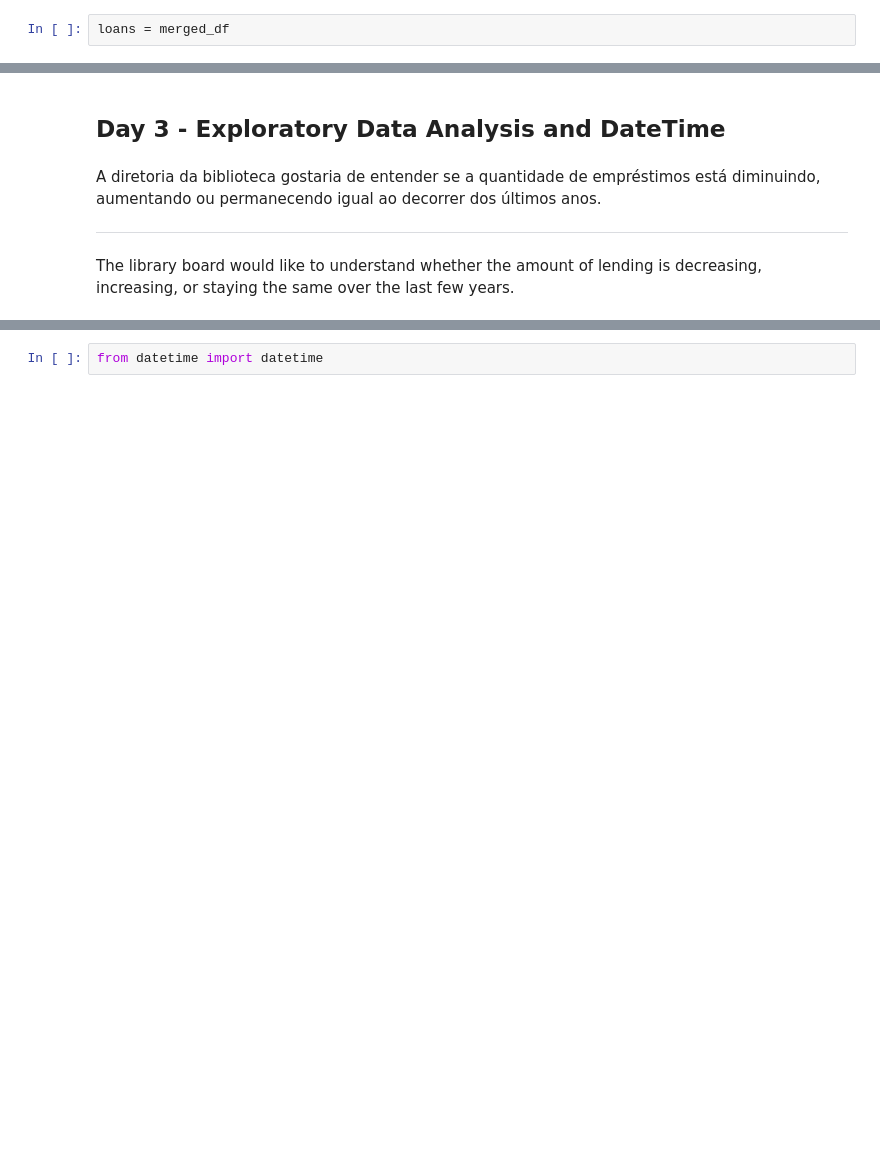
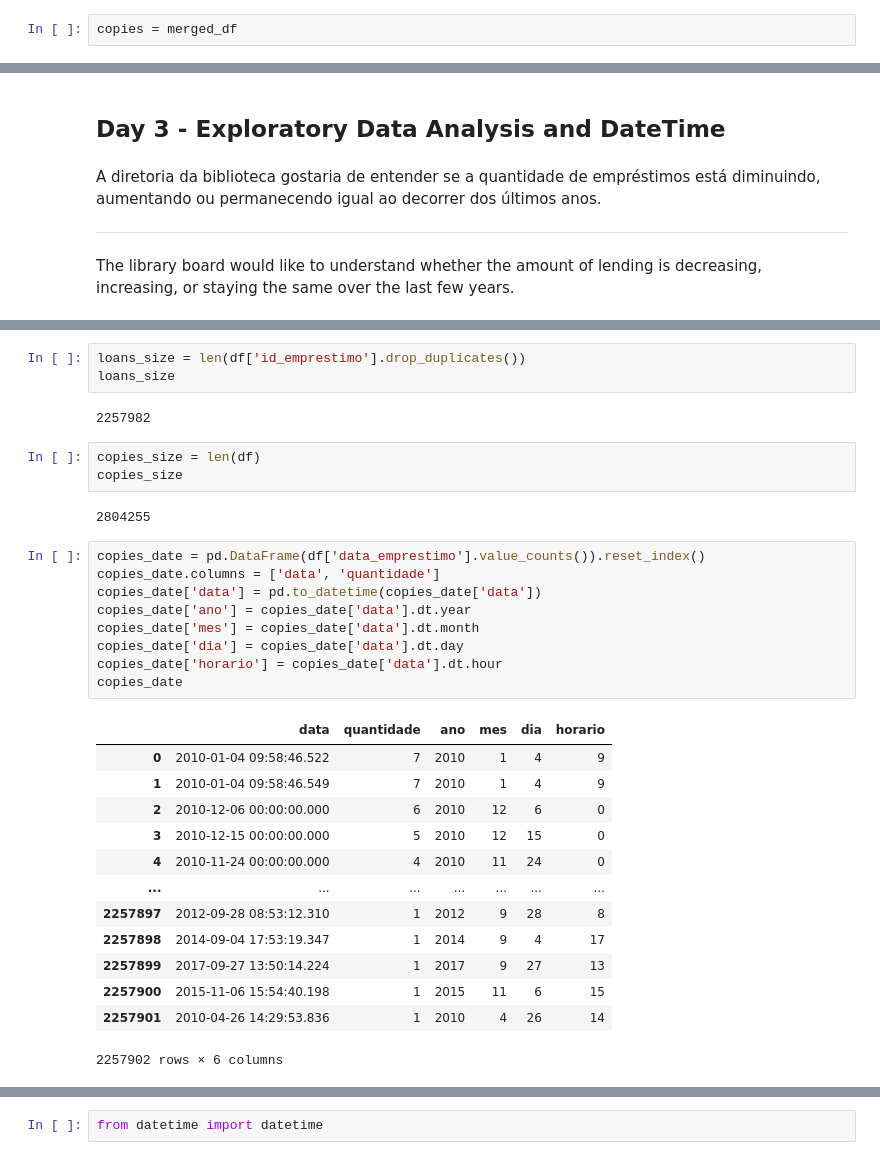
Before and after one commit to migueltosi/UFRN-Library-Data-Analysis, a Jupyter notebook: UFRN_Library.ipynb, the cells around one changed output, grey strips where cells are left out. Drawn from its saved outputs; the diff is of its cells as text; blank space fills up the shorter version.

```diff
--- a/UFRN_Library.ipynb
+++ b/UFRN_Library.ipynb
@@ -50,5 +50,5 @@ for i in year_filename:
 # %%
 merged_df = pd.concat(dataframes).sort_values('Ano')
 # %%
-loans = merged_df
+copies = merged_df
 # %%
@@ -346,0 +360,33 @@ dtype: int64
+# %%
+loans_size = len(df['id_emprestimo'].drop_duplicates())
+loans_size
+# %% [output]
+2257982
+# %%
+copies_size = len(df)
+copies_size
+# %% [output]
+2804255
+# %%
+copies_date = pd.DataFrame(df['data_emprestimo'].value_counts()).reset_index()
+copies_date.columns = ['data', 'quantidade']
+copies_date['data'] = pd.to_datetime(copies_date['data'])
+copies_date['ano'] = copies_date['data'].dt.year
+copies_date['mes'] = copies_date['data'].dt.month
+copies_date['dia'] = copies_date['data'].dt.day
+copies_date['horario'] = copies_date['data'].dt.hour
+copies_date
+# %% [output]
+|  | data | quantidade | ano | mes | dia | horario |
+| 0 | 2010-01-04 09:58:46.522 | 7 | 2010 | 1 | 4 | 9 |
+| 1 | 2010-01-04 09:58:46.549 | 7 | 2010 | 1 | 4 | 9 |
+| 2 | 2010-12-06 00:00:00.000 | 6 | 2010 | 12 | 6 | 0 |
+| 3 | 2010-12-15 00:00:00.000 | 5 | 2010 | 12 | 15 | 0 |
+| 4 | 2010-11-24 00:00:00.000 | 4 | 2010 | 11 | 24 | 0 |
+| ... | ... | ... | ... | ... | ... | ... |
+| 2257897 | 2012-09-28 08:53:12.310 | 1 | 2012 | 9 | 28 | 8 |
+| 2257898 | 2014-09-04 17:53:19.347 | 1 | 2014 | 9 | 4 | 17 |
+| 2257899 | 2017-09-27 13:50:14.224 | 1 | 2017 | 9 | 27 | 13 |
+| 2257900 | 2015-11-06 15:54:40.198 | 1 | 2015 | 11 | 6 | 15 |
+| 2257901 | 2010-04-26 14:29:53.836 | 1 | 2010 | 4 | 26 | 14 |
+2257902 rows × 6 columns
```
Also changed, not shown: parts of 29 cells of this notebook.
